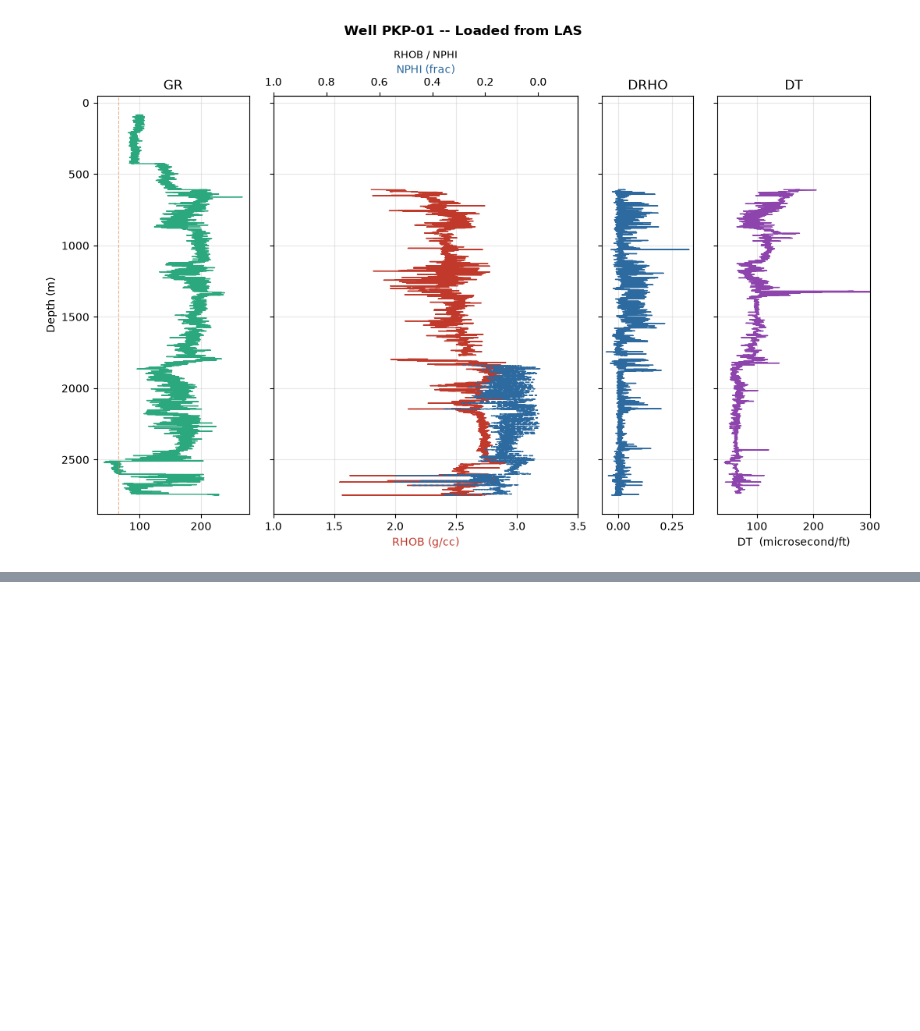
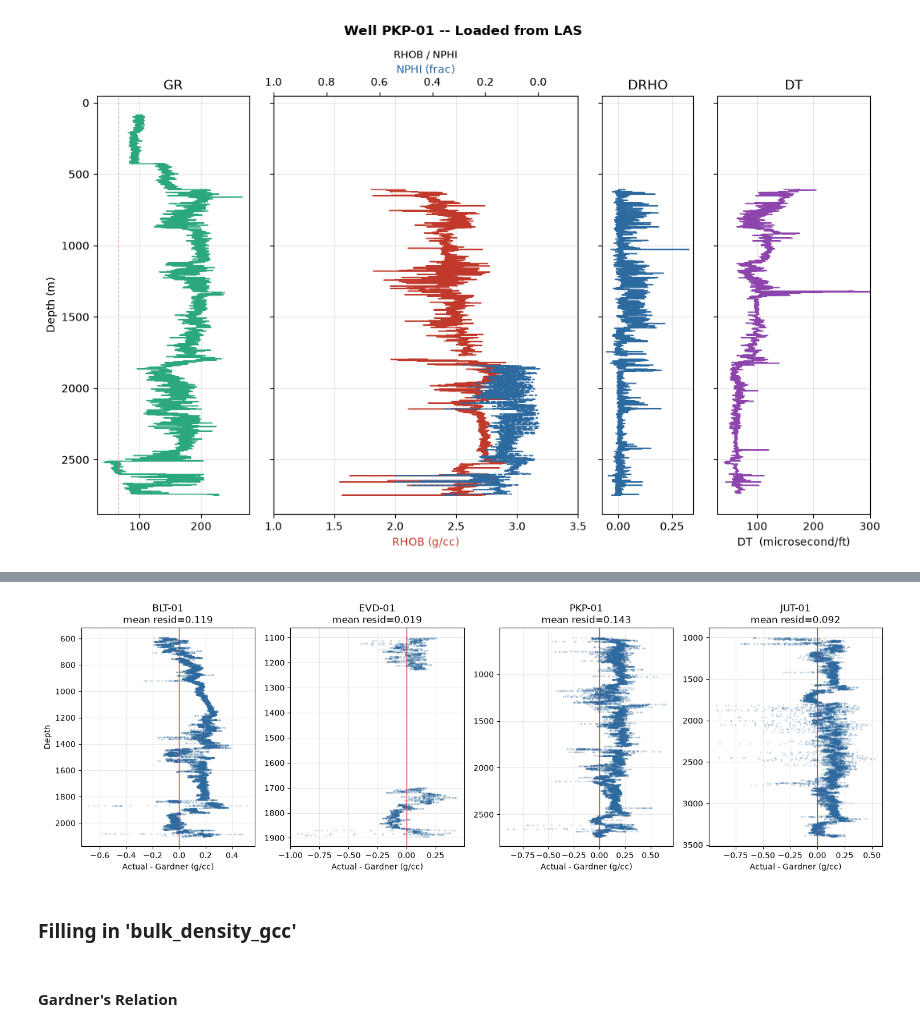
Before and after one commit to sadaraka-kadi/probable-eureka, a Jupyter notebook: notebooks/01_well_log_exploration.ipynb, the cells around one changed output, grey strips where cells are left out. Saved outputs shown, nothing was run; the diff lists cells and outputs as text; code cells hidden in the pictures; blank space fills up the shorter version.

```diff
--- a/notebooks/01_well_log_exploration.ipynb
+++ b/notebooks/01_well_log_exploration.ipynb
@@ -106,0 +318,32 @@ for well in well_names:
+# %%
+fig, axes = plt.subplots(1, 4, figsize=(15, 5))
+
+for ax, well in zip(axes, ["BLT-01", "EVD-01", "PKP-01", "JUT-01"]):
+    las = lasio.read(RAW / f"{well}.las")
+    d = las.df().reset_index()
+    dt_col = "DT" if "DT" in d.columns else "DTC"
+    depth_col = "MD" if "MD" in d.columns else ("DEPT:2" if "DEPT:2" in d.columns else "DEPT")
+    sub = d[[dt_col, "RHOB", depth_col]].dropna()
+    sub = sub[sub[dt_col].between(30, 300) & sub["RHOB"].between(1.0, 3.5)]
+
+    V = 1e6 / sub[dt_col]
+    pred = 0.23 * V**0.25
+    residual = sub["RHOB"] - pred
+
+    ax.scatter(residual, sub[depth_col], s=2, alpha=0.15, color="#2d6a9f")
+    ax.axvline(0, color="#c0392b", linewidth=1)
+    ax.invert_yaxis()
+    ax.set_title(f"{well}\nmean resid={residual.mean():.3f}")
+    ax.set_xlabel("Actual - Gardner (g/cc)")
+    if ax is axes[0]:
+        ax.set_ylabel("Depth")
+    ax.grid(alpha=0.3)
+
+plt.tight_layout()
+plt.show()
+# %% [output]
+[figure, added]
+# %% [markdown]
+### Filling in 'bulk_density_gcc'
+# %% [markdown]
+#### Gardner's Relation
```
Also changed, not shown: parts of 20 cells of this notebook.
